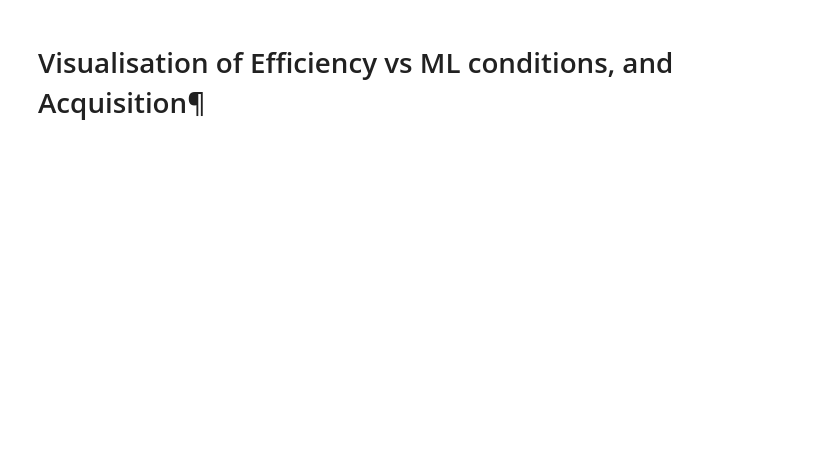
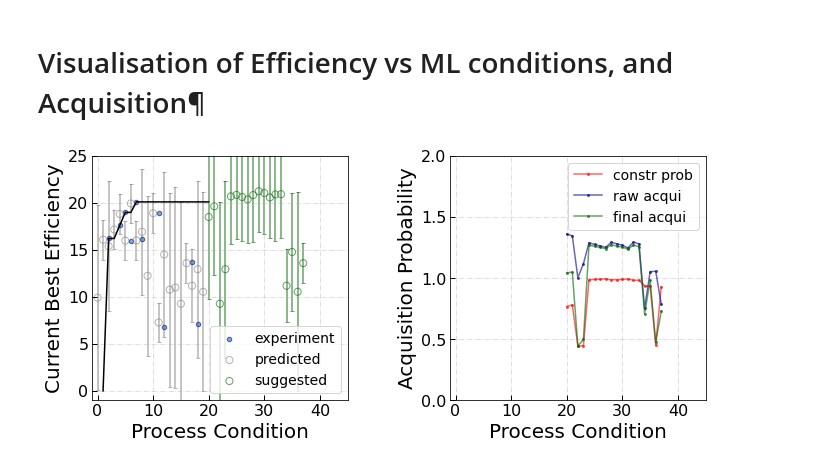
Before and after one commit to Boxue2023/Perovskite, a Jupyter notebook: batch1.ipynb, the cells around one changed output. Cells and saved outputs as stored; diff of their text form; code cells hidden in the pictures; blank space fills up the shorter version.

```diff
--- a/batch1.ipynb
+++ b/batch1.ipynb
@@ -310,7 +282,9 @@ generate(visualization_suggested_process_conditions(df_Xnew, 4, var_array))
 # %%
 from emukit.core.initial_designs import RandomDesign
 
 f_obj =  objective_model.model.predict
 
 generate_visualization_efficiency_vs_ml_conditions(X_new, Xc, df_device, df_film, f_obj, \
-                                                   acq_fcn, acq_cons, acq_produc)
+                                                   acq_fcn, acq_cons, acq_produc, var_array)
+# %% [output]
+[figure, added]
```
Also changed, not shown: parts of 8 cells of this notebook, 1 other file.
